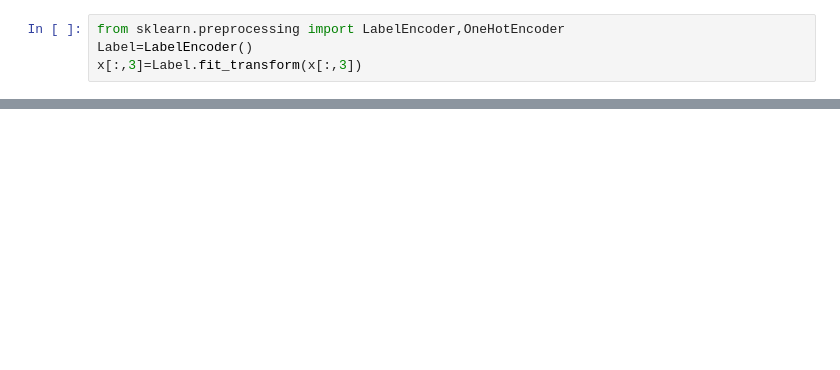
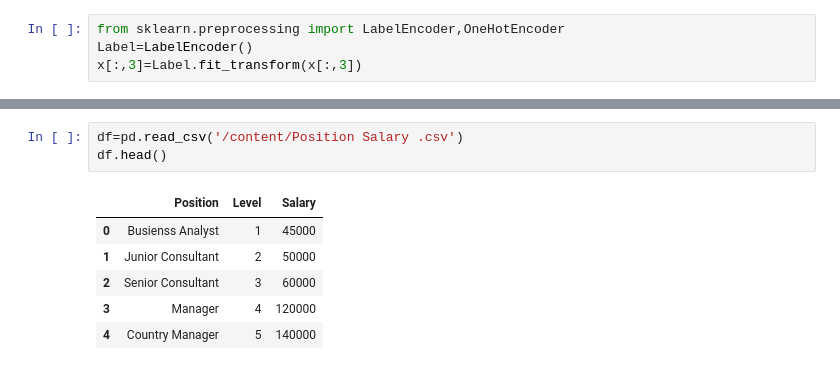
Before and after one commit to Meena0809/AI-5-Day-Workshop, a Jupyter notebook: Day5.ipynb, the cells around one changed output, grey strips where cells are left out. Saved outputs shown, nothing was run; the diff lists cells and outputs as text; blank space fills up the shorter version.

```diff
--- a/Day5.ipynb
+++ b/Day5.ipynb
@@ -599,0 +686,10 @@ result
+# %%
+df=pd.read_csv('/content/Position Salary .csv')
+df.head()
+# %% [output]
+|  | Position | Level | Salary |
+| 0 | Busienss Analyst | 1 | 45000 |
+| 1 | Junior Consultant | 2 | 50000 |
+| 2 | Senior Consultant | 3 | 60000 |
+| 3 | Manager | 4 | 120000 |
+| 4 | Country Manager | 5 | 140000 |
```
Also changed, not shown: parts of 23 cells of this notebook.
